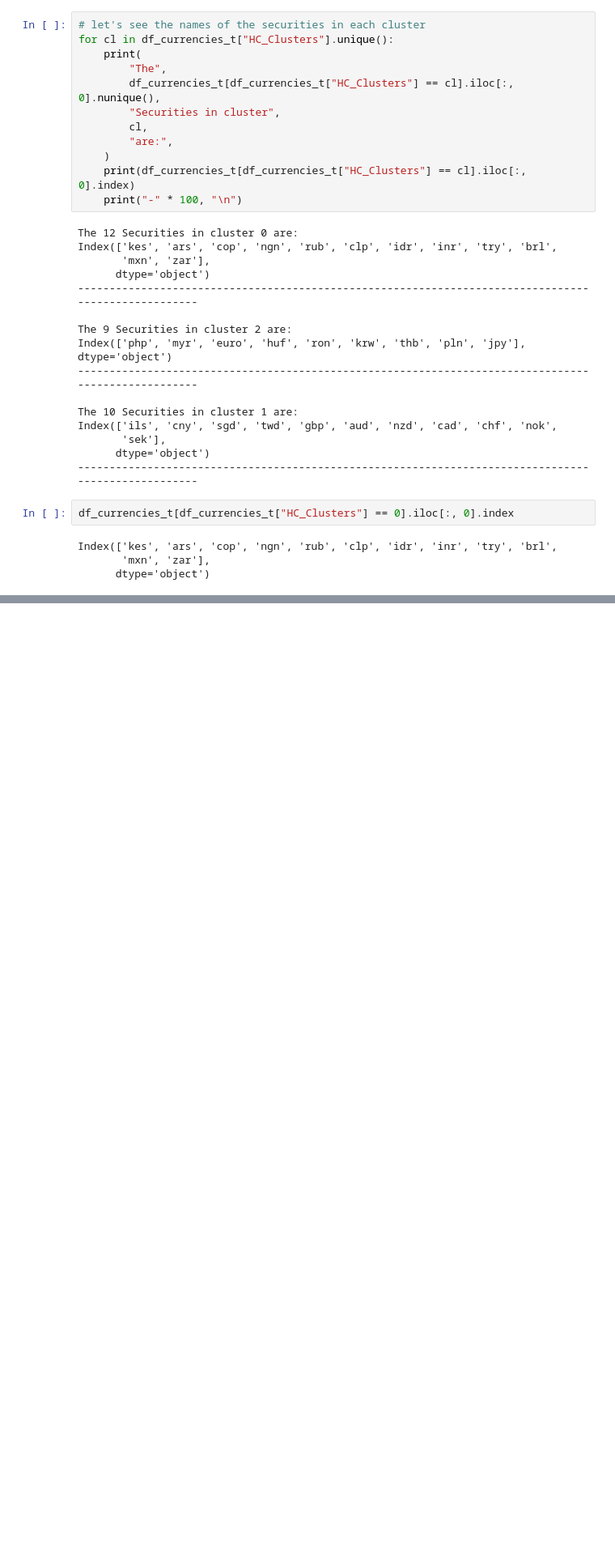
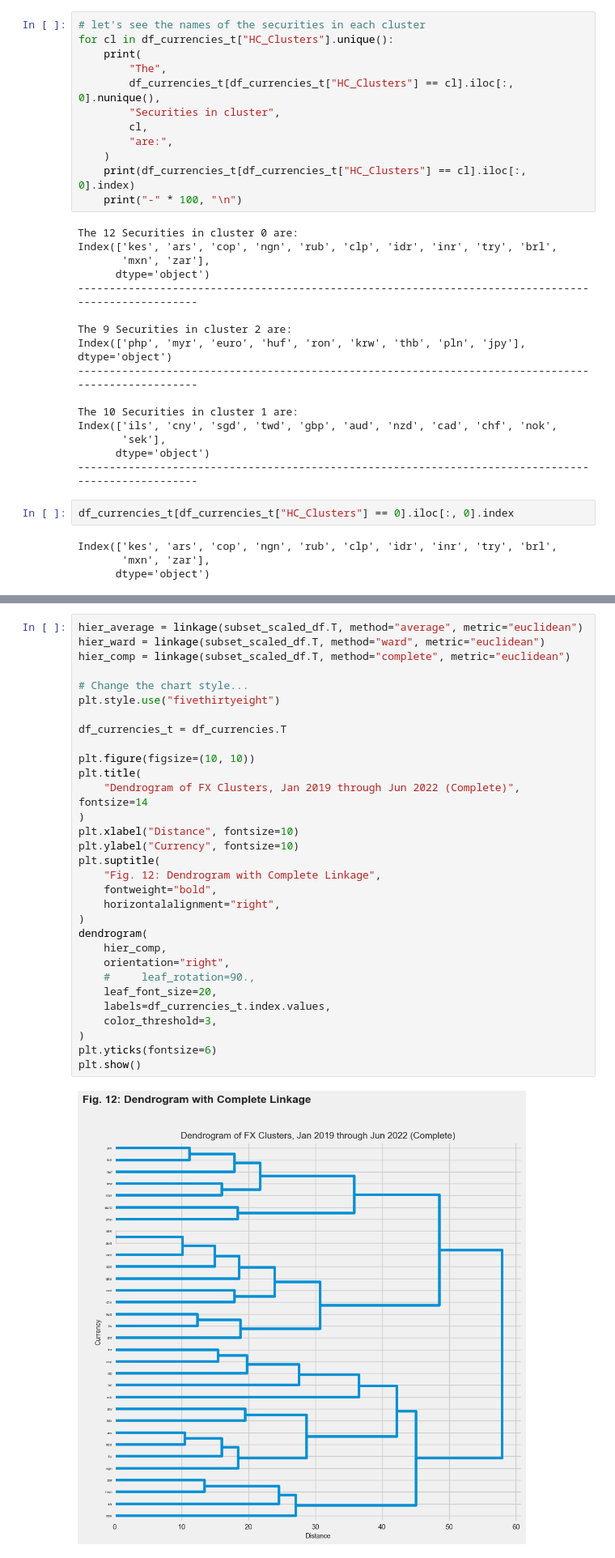
Before and after one commit to adevrent/WQU_DP, a Jupyter notebook: WQU_ML/M2.ipynb, the cells around one changed output, grey strips where cells are left out. Shown at 81% size. Cells and saved outputs as stored; diff of their text form; blank space fills up the shorter version.

```diff
--- a/WQU_ML/M2.ipynb
+++ b/WQU_ML/M2.ipynb
@@ -1268,0 +1279,33 @@ Index(['kes', 'ars', 'cop', 'ngn', 'rub', 'clp', 'idr', 'inr', 'try', 'brl',
+# %%
+hier_average = linkage(subset_scaled_df.T, method="average", metric="euclidean")
+hier_ward = linkage(subset_scaled_df.T, method="ward", metric="euclidean")
+hier_comp = linkage(subset_scaled_df.T, method="complete", metric="euclidean")
+
+# Change the chart style...
+plt.style.use("fivethirtyeight")
+
+df_currencies_t = df_currencies.T
+
+plt.figure(figsize=(10, 10))
+plt.title(
+    "Dendrogram of FX Clusters, Jan 2019 through Jun 2022 (Complete)", fontsize=14
+)
+plt.xlabel("Distance", fontsize=10)
+plt.ylabel("Currency", fontsize=10)
+plt.suptitle(
+    "Fig. 12: Dendrogram with Complete Linkage",
+    fontweight="bold",
+    horizontalalignment="right",
+)
+dendrogram(
+    hier_comp,
+    orientation="right",
+    #     leaf_rotation=90.,
+    leaf_font_size=20,
+    labels=df_currencies_t.index.values,
+    color_threshold=3,
+)
+plt.yticks(fontsize=6)
+plt.show()
+# %% [output]
+[figure, added]
```
Also changed, not shown: parts of 1 cell of this notebook.
